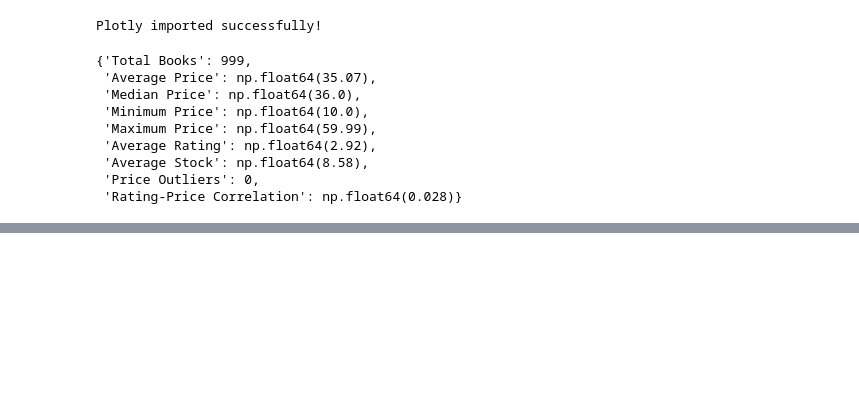
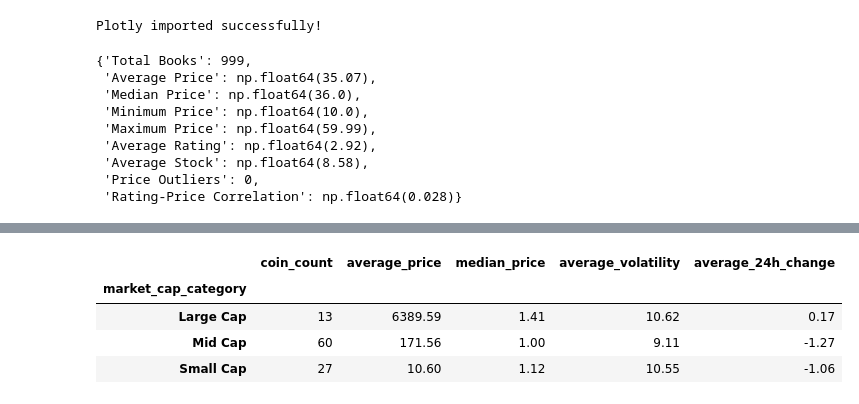
Before and after one commit to greeshavaishnavi09/Advanced_Multi_Source_Pipeline, a Jupyter notebook: research/01_multi_source_pipeline.ipynb, the cells around one changed output, grey strips where cells are left out. Cells and saved outputs as stored; diff of their text form; code cells hidden in the pictures; blank space fills up the shorter version.

Commit message:
Report and insights of the project has been finalized

```diff
--- a/research/01_multi_source_pipeline.ipynb
+++ b/research/01_multi_source_pipeline.ipynb
@@ -3530,0 +3628,27 @@ books_eda_summary
+# %%
+# CRYPTO CATEGORY INSIGHTS
+
+
+crypto_category_summary = (
+    crypto_clean
+    .groupby("market_cap_category")
+    .agg(
+        coin_count=("name", "count"),
+        average_price=("current_price", "mean"),
+        median_price=("current_price", "median"),
+        average_volatility=("volatility_score", "mean"),
+        average_24h_change=(
+            "price_change_percentage_24h",
+            "mean"
+        )
+    )
+    .round(2)
+)
+
+crypto_category_summary
+# %% [output]
+|  | coin_count | average_price | median_price | average_volatility | average_24h_change |
+| market_cap_category |  |  |  |  |  |
+| Large Cap | 13 | 6389.59 | 1.41 | 10.62 | 0.17 |
+| Mid Cap | 60 | 171.56 | 1.00 | 9.11 | -1.27 |
+| Small Cap | 27 | 10.60 | 1.12 | 10.55 | -1.06 |
```
Also changed, not shown: parts of 8 cells of this notebook, 3 other files.
